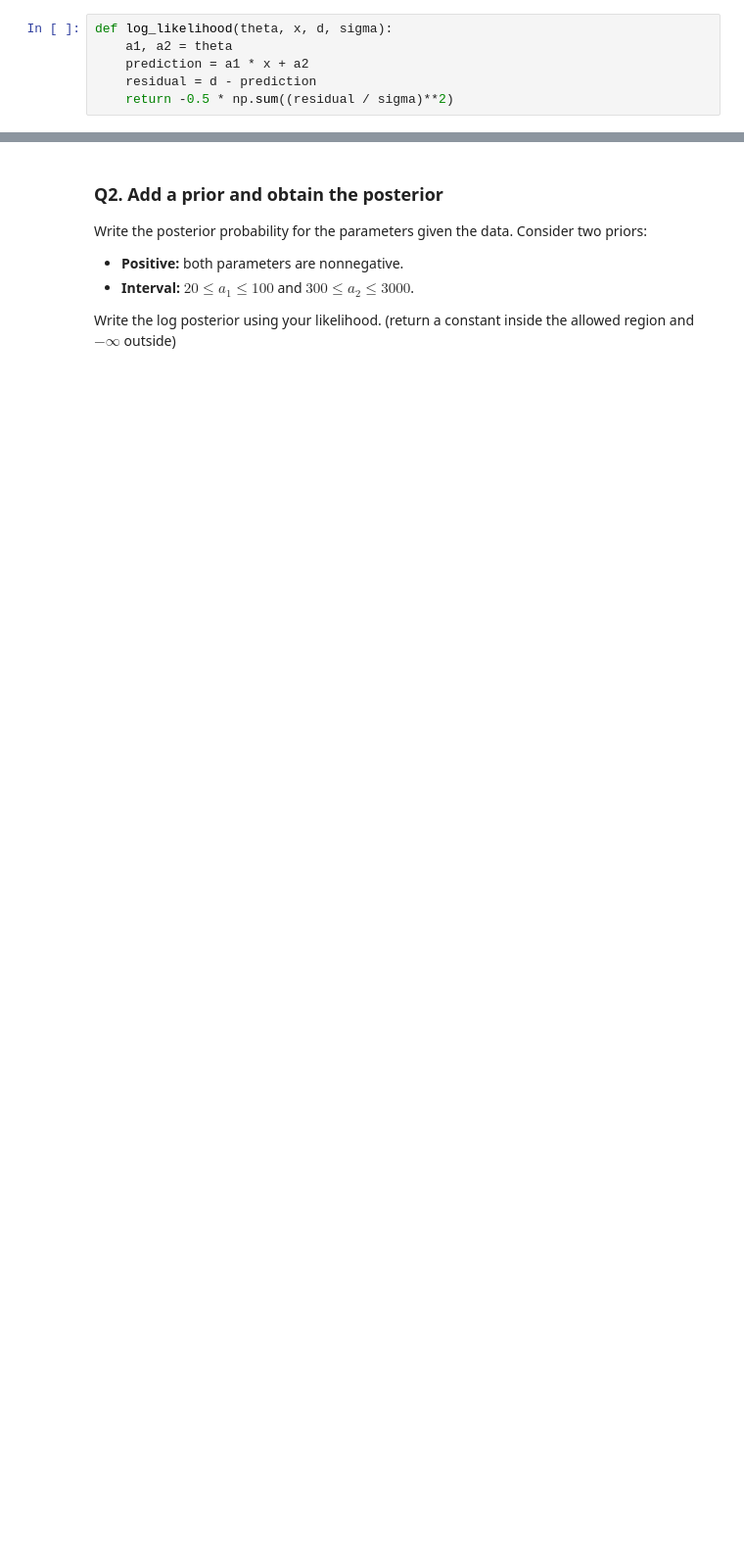
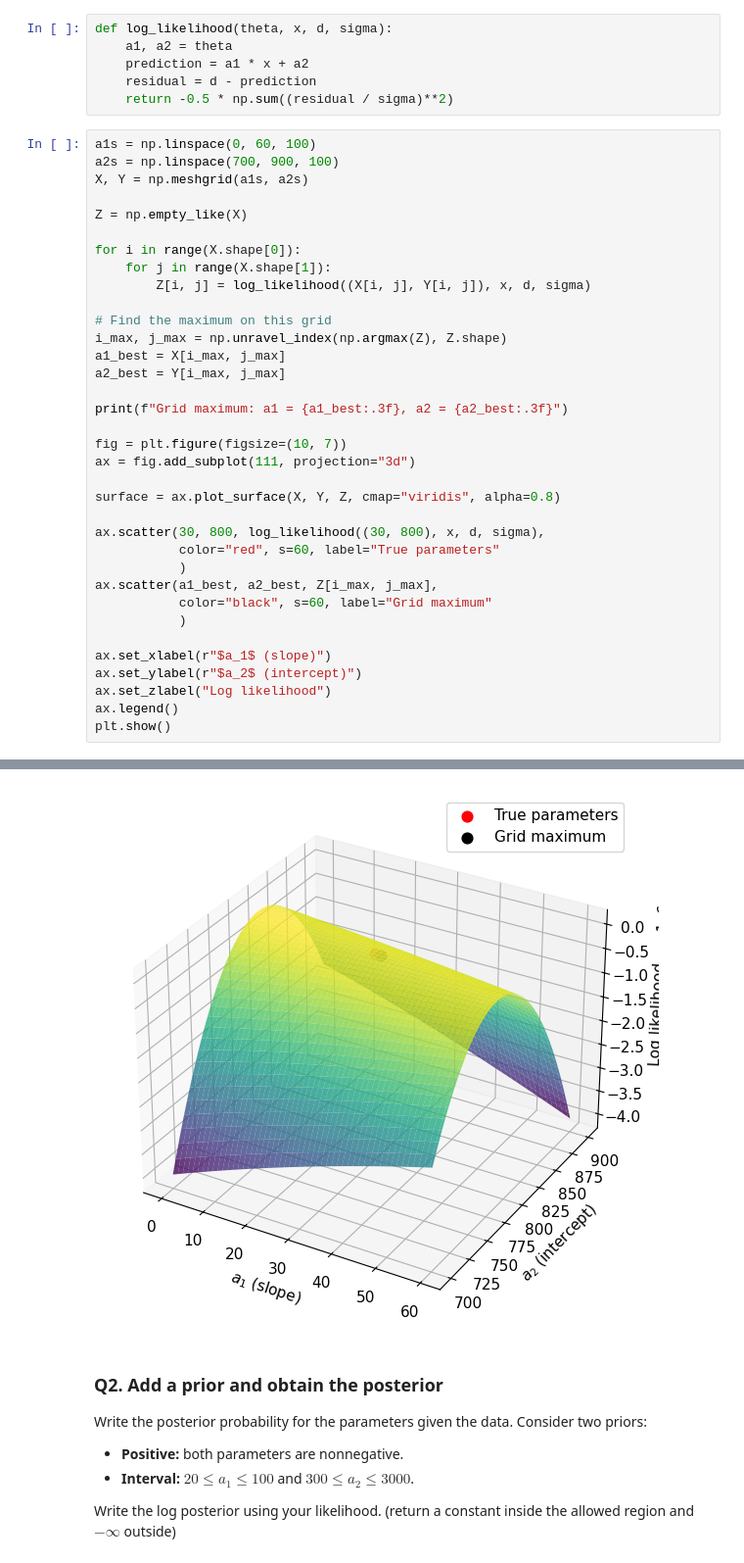
Before and after one commit to Marshhall/Black_Hole_Whispers, a Jupyter notebook: main.ipynb, the cells around one changed output, grey strips where cells are left out. Shown at 98% size. Cells and saved outputs as stored; diff of their text form; blank space fills up the shorter version.

```diff
--- a/main.ipynb
+++ b/main.ipynb
@@ -140,3 +147,39 @@ def log_likelihood(theta, x, d, sigma):
     prediction = a1 * x + a2
     residual = d - prediction
     return -0.5 * np.sum((residual / sigma)**2)
+# %%
+a1s = np.linspace(0, 60, 100)
+a2s = np.linspace(700, 900, 100)
+X, Y = np.meshgrid(a1s, a2s)
+
+Z = np.empty_like(X)
+
+for i in range(X.shape[0]):
+    for j in range(X.shape[1]):
+        Z[i, j] = log_likelihood((X[i, j], Y[i, j]), x, d, sigma)
+
+# Find the maximum on this grid
+i_max, j_max = np.unravel_index(np.argmax(Z), Z.shape)
+a1_best = X[i_max, j_max]
+a2_best = Y[i_max, j_max]
+
+print(f"Grid maximum: a1 = {a1_best:.3f}, a2 = {a2_best:.3f}")
+
+fig = plt.figure(figsize=(10, 7))
+ax = fig.add_subplot(111, projection="3d")
+
+surface = ax.plot_surface(X, Y, Z, cmap="viridis", alpha=0.8)
+
+ax.scatter(30, 800, log_likelihood((30, 800), x, d, sigma),
+           color="red", s=60, label="True parameters"
+           )
+ax.scatter(a1_best, a2_best, Z[i_max, j_max],
+           color="black", s=60, label="Grid maximum"
+           )
+
+ax.set_xlabel(r"$a_1$ (slope)")
+ax.set_ylabel(r"$a_2$ (intercept)")
+ax.set_zlabel("Log likelihood")
+ax.legend()
+plt.show()
+# %% [output]
@@ -143,3 +187,4 @@ def log_likelihood(theta, x, d, sigma):
+[figure, added]
 # %% [markdown]
 ### Q2. Add a prior and obtain the posterior
 
```
Also changed, not shown: parts of 4 cells of this notebook.
